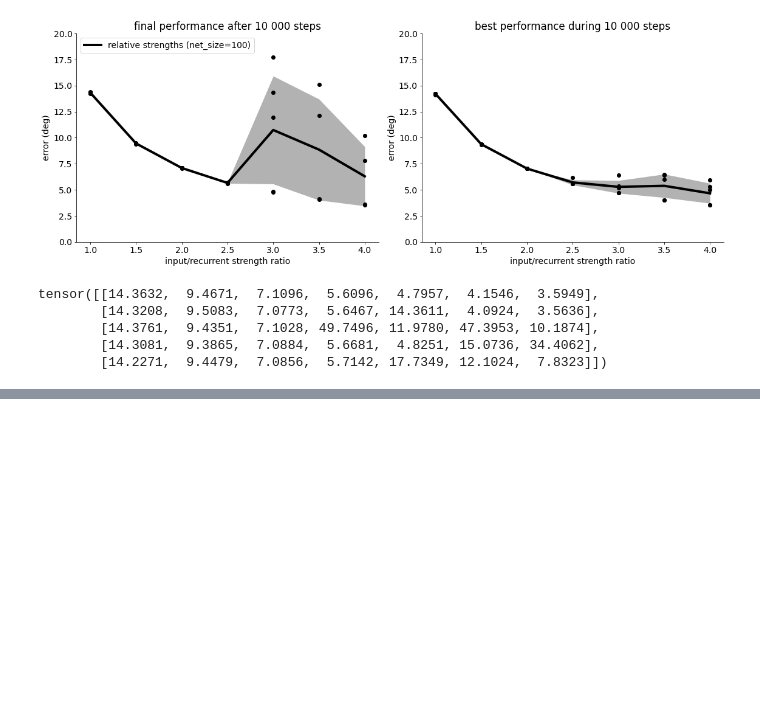
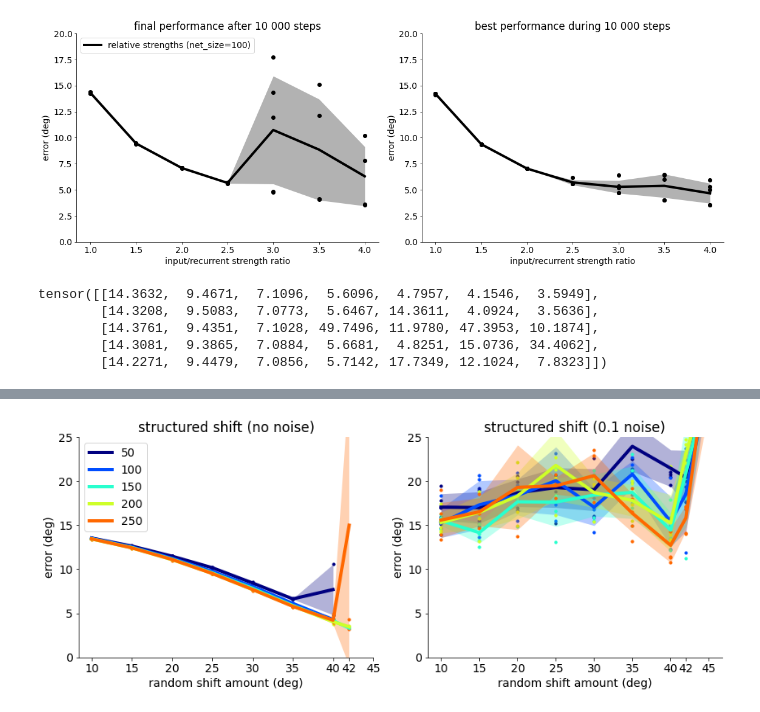
Before and after one commit to azaho/dynamictuning, a Jupyter notebook: analysis_and_figures_comparehd.ipynb, the cells around one changed output, grey strips where cells are left out. Cells and saved outputs as stored; diff of their text form; code cells hidden in the pictures; blank space fills up the shorter version.

```diff
--- a/analysis_and_figures_comparehd.ipynb
+++ b/analysis_and_figures_comparehd.ipynb
@@ -836,13 +874,71 @@ Occasional outlieas are removed when the network did not learn
 # %%
-    if network == "gating":
-        final_errors[3, 3] = float('nan')
-        best_errors[3, 3] = float('nan')
-    if network == "relstrengths":
-        final_errors[final_errors>30] = float('nan')
-    if network == "rchange":
-        final_errors[final_errors>18] = float('nan')
-        best_errors[best_errors>18] = float('nan')
-        if dim_recurrent == 250:
-            final_errors[final_errors>25] = float('nan')
-        if dim_recurrent == 150:
-            final_errors[final_errors>35] = float('nan')
+import matplotlib
+
+dim_recurrent = 100
+shift_amounts = [10, 15, 20, 25, 30, 35, 40, 42, 45]
+randoms = [1, 2, 3, 4, 5]
+best_errors = torch.zeros(len(randoms), len(shift_amounts))
+final_errors = torch.zeros(len(randoms), len(shift_amounts))
+
+network, label, color = "schange", "schange of tuning", "k"
+fig = plt.figure(figsize=(12, 5))
+plt.rc('font', **{'family': 'DejaVu Sans', 'weight': 'normal', 'size': 14})
+ax_f = fig.add_subplot(1, 2, 1)
+ax_b = fig.add_subplot(1, 2, 2)
+
+def _plot(dim_recurrent, label, color):
+    for i, shift_amount in enumerate(shift_amounts):
+        for j, random in enumerate(randoms):
+            directory = f"data/hd{network}CTRNN_2ORI1O_dr{dim_recurrent}_n{0.1}_sa{shift_amount:.1f}_r{random}/"
+            if not os.path.exists(f"{directory}info.json"):
+                final_errors[j, i] = float('nan')
+                best_errors[j, i] = float('nan')
+                print("NO ", directory)
+                continue
+            with open(f"{directory}info.json", 'r', encoding='utf-8') as f:
+                js = json.load(f)
+            final_errors[j, i] = js["errors"][2]
+            best_errors[j, i] = js["errors"][10]
+    #final_errors[final_errors>20] = float('nan')
+    #best_errors[best_errors>20] = float('nan')
+    #print(final_errors)
+    # plot
+    mean = torch.nanmean(best_errors, dim=0)
+    sd = (torch.nanmean(best_errors**2, dim=0)-mean**2)**0.5
+    ax_b.scatter(torch.tensor(shift_amounts).repeat(len(randoms), 1), best_errors, 10, color=color)
+    ax_b.fill_between(shift_amounts, mean-sd, mean+sd, color=color, alpha=0.3, linewidth=0)
+    ax_b.plot(shift_amounts, mean, "-", linewidth=4, label=label, color=color)
+    mean = torch.nanmean(final_errors, dim=0)
+    sd = (torch.nanmean(final_errors**2, dim=0)-mean**2)**0.5
+    ax_f.scatter(torch.tensor(shift_amounts).repeat(len(randoms), 1), final_errors, 10, color=color)
+    ax_f.fill_between(shift_amounts, mean-sd, mean+sd, color=color, alpha=0.3, linewidth=0)
+    ax_f.plot(shift_amounts, mean, "-", linewidth=4, label=label, color=color)
+colors = matplotlib.colors.Colormap("rainbow", N=6)
+colors = plt.cm.jet(np.linspace(0,1,6))
+for j, a in enumerate([50, 100, 150, 200, 250]):
+#for j, a in enumerate([200]):
+    _plot(a, str(a), colors[j])
+
+#if show_line: ax.axhline(y=0.0, color='r', linestyle='--', linewidth=3)
+#ax.set_ylim(-ylim, ylim)
+#ax.set_xlim(-90, 90)
+ax_f.set_title(f"structured shift (no noise)")
+ax_b.set_title(f"structured shift (0.1 noise)")
+ax_f.set_xlabel(f"random shift amount (deg)")
+ax_b.set_xlabel(f"random shift amount (deg)")
+ax_f.set_ylabel("error (deg)")
+ax_b.set_ylabel("error (deg)")
+ax_f.spines['top'].set_visible(False)
+ax_f.spines['right'].set_visible(False)
+ax_b.spines['top'].set_visible(False)
+ax_b.spines['right'].set_visible(False)
+ax_f.legend(loc=2)
+#ax_b.legend(loc=1)
+ax_f.set_xticks(shift_amounts)
+ax_b.set_xticks(shift_amounts)
+ax_f.set_ylim(0, 25)
+ax_b.set_ylim(0, 25)
+plt.tight_layout()
+print("network size is 100")
+plt.show()
+# %% [output]
@@ -848,0 +952 @@ Occasional outlieas are removed when the network did not learn
+[figure, added]
```
Also changed, not shown: parts of 12 cells of this notebook, 4 other files.
